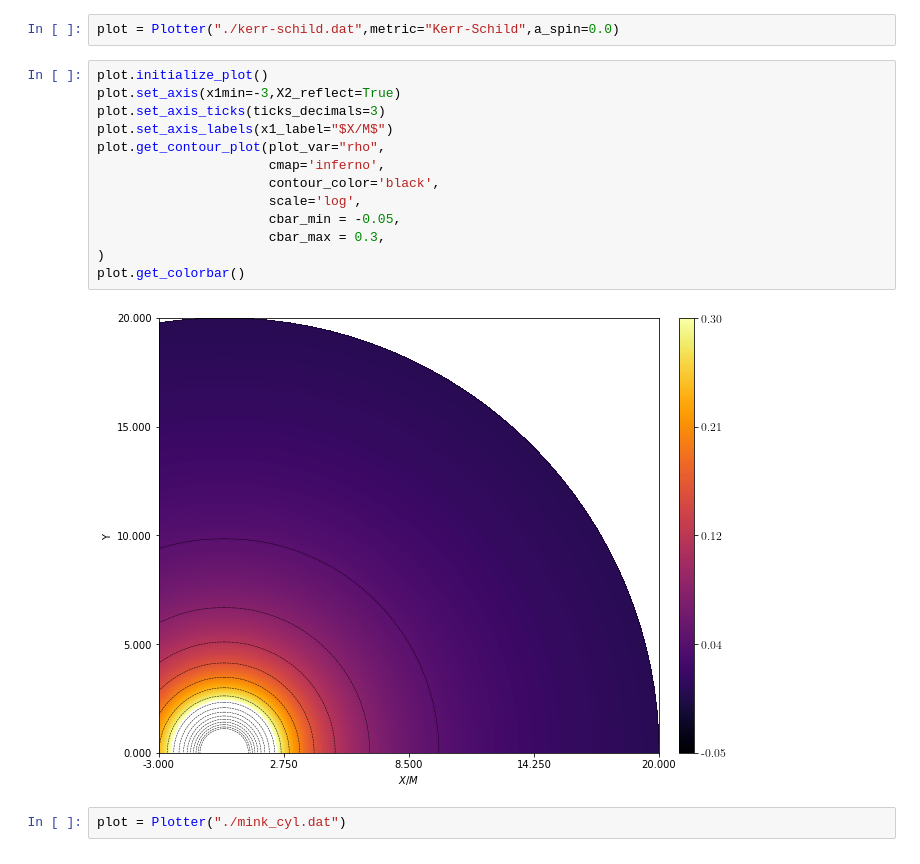
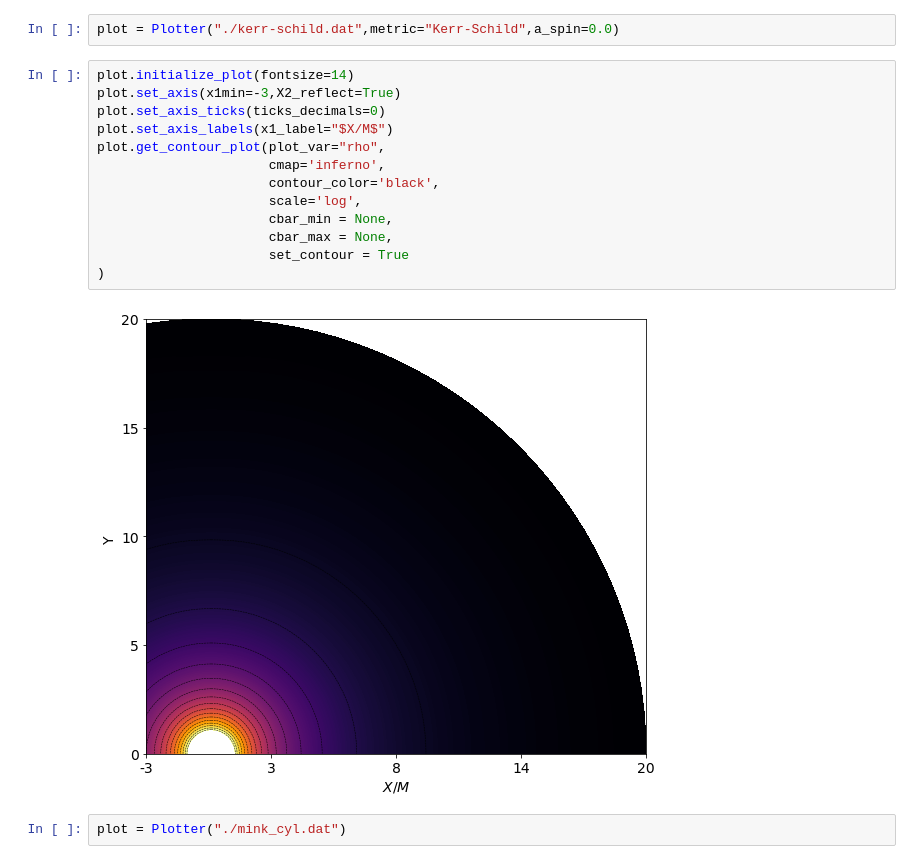
Before and after one commit to aaguayoo/aztekasPlots, a Jupyter notebook: notebooks/aztekasPlot.ipynb, the cells around one changed output. Saved outputs shown, nothing was run; the diff lists cells and outputs as text.

```diff
--- a/notebooks/aztekasPlot.ipynb
+++ b/notebooks/aztekasPlot.ipynb
@@ -3,20 +3,20 @@ from Aztekasplot.main import Plotter
 # %%
 plot = Plotter("./kerr-schild.dat",metric="Kerr-Schild",a_spin=0.0)
 # %%
-plot.initialize_plot()
+plot.initialize_plot(fontsize=14)
 plot.set_axis(x1min=-3,X2_reflect=True)
-plot.set_axis_ticks(ticks_decimals=3)
+plot.set_axis_ticks(ticks_decimals=0)
 plot.set_axis_labels(x1_label="$X/M$")
 plot.get_contour_plot(plot_var="rho",
                       cmap='inferno',
                       contour_color='black',
                       scale='log',
-                      cbar_min = -0.05,
-                      cbar_max = 0.3,
+                      cbar_min = None,
+                      cbar_max = None,
+                      set_contour = True
 )
-plot.get_colorbar()
 # %% [output]
-[figure, old version]
+[figure, new version]
 # %%
 plot = Plotter("./mink_cyl.dat")
 # %%
```
Also changed, not shown: parts of 3 cells of this notebook, 1 other file.
